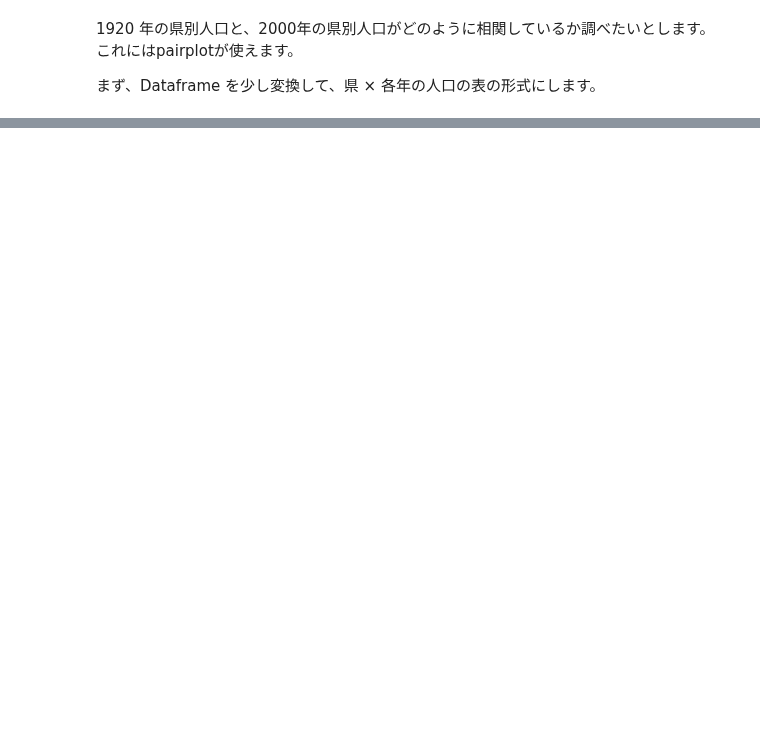
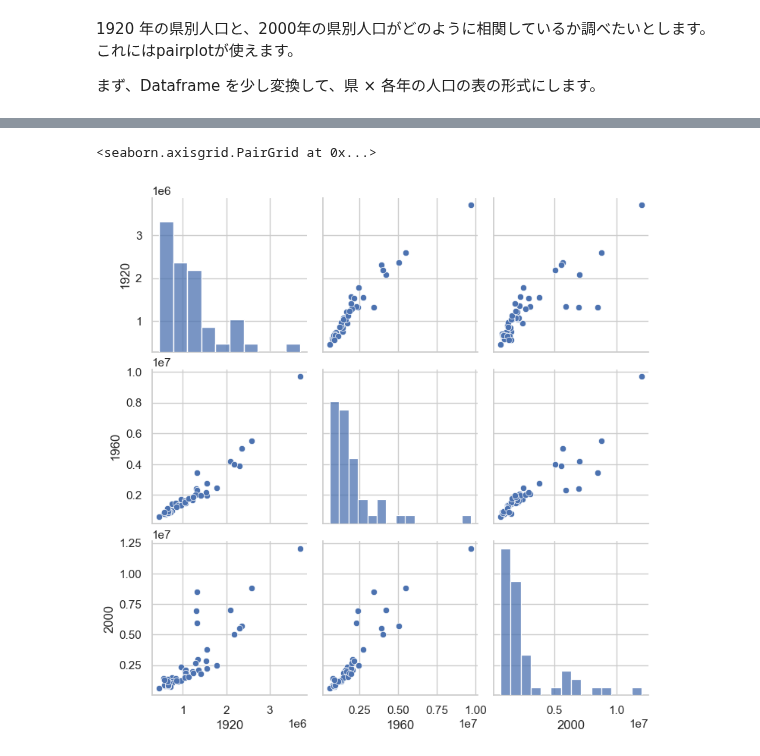
Before and after one commit to Kyoto-GeoPython/Kyoto-GeoPython, a Jupyter notebook: src/応用編/Seaborn ― matplotlib をより美しく、使いやすく.ipynb, the cells around one changed output, grey strips where cells are left out. Cells and saved outputs as stored; diff of their text form; code cells hidden in the pictures; blank space fills up the shorter version.

```diff
--- a/src/応用編/Seaborn ― matplotlib をより美しく、使いやすく.ipynb
+++ b/src/応用編/Seaborn ― matplotlib をより美しく、使いやすく.ipynb
@@ -68,7 +65 @@ sns.lmplot(x="year", y="population", hue='prefecturecode', order=2, data=df)
 まず、Dataframe を少し変換して、県 × 各年の人口の表の形式にします。
-# %%
-df2 = pd.DataFrame(columns=(np.arange(1920,2015,40)))
-for i in range(1,48):
-  dfi = df.ix[df.ix[:,'prefecturecode'] == "{:02d}".format(i),['year','population']]
-  df2.loc[i] = (np.array(dfi['population']))[1::8]
-df2
@@ -97,0 +66,8 @@ sns.pairplot(df2)
+# %%
+# 都道府県のみ・特定の年数に絞るため filter する
+years = [1920, 1960, 2000]
+df_only_prefecture = df[df.prefecturecode.isin([f'{i:02}' for i in range (1, 48)]) & df.year.isin(years)]
+# %%
+# pivot_table を使うと値を列に変換できる
+df_table = df_only_prefecture.pivot_table(values='population', index=['prefecturecode', 'prefecture'], columns='year')
+df_table.head(10)
@@ -97,0 +87,5 @@ sns.pairplot(df2)
+# %%
+sns.pairplot(df_table[[1920, 1960, 2000]])
+# %% [output]
+<seaborn.axisgrid.PairGrid at 0x...>
+[figure, added]
```
Also changed, not shown: parts of 10 cells of this notebook, 16 other files.
